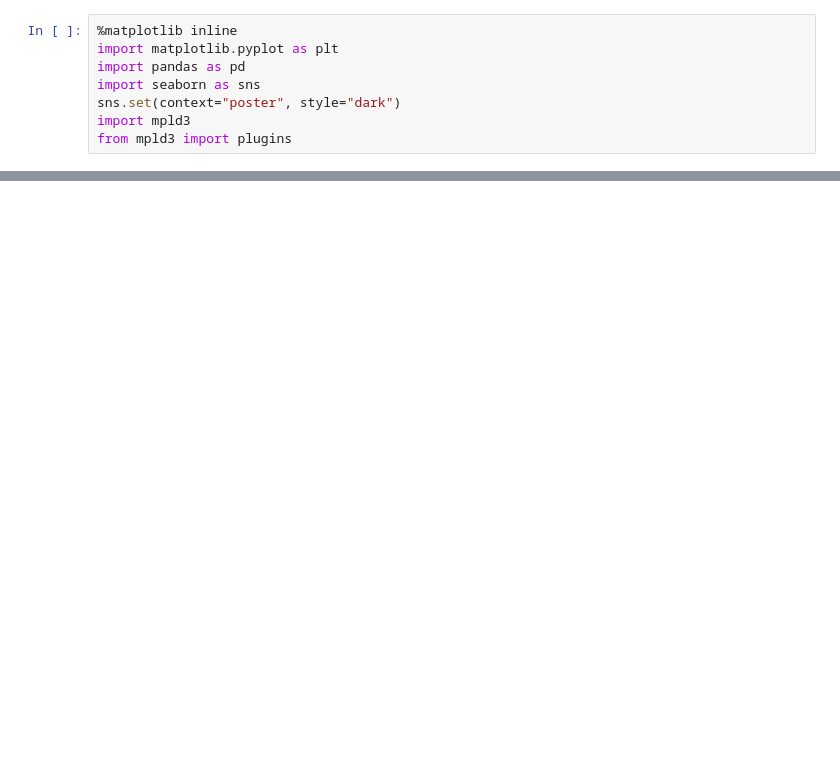
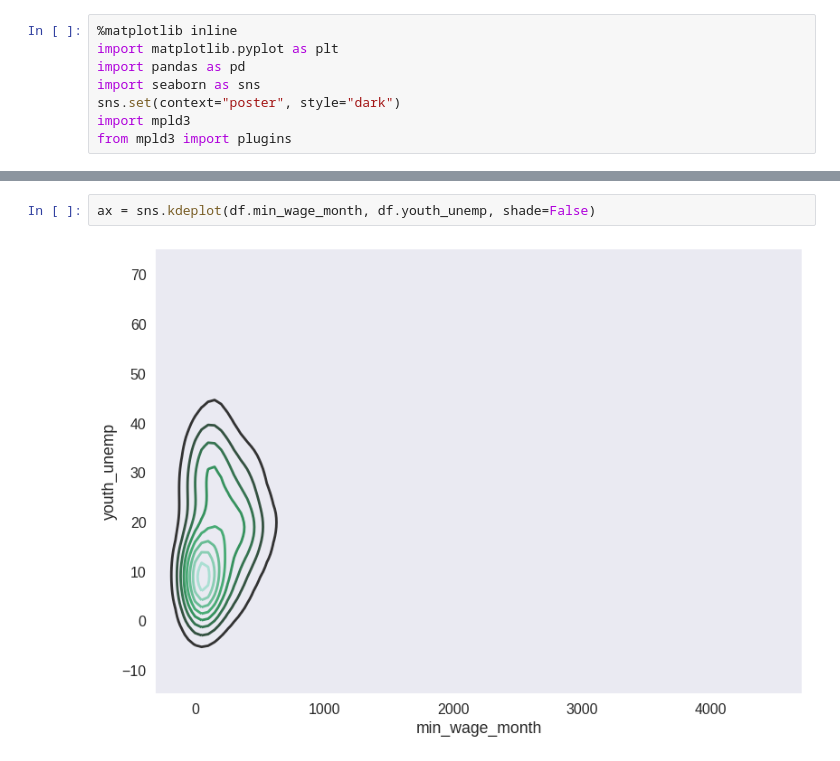
Before and after one commit to aflyax/Python, a Jupyter notebook: min_wage/min_wage_unemployment.ipynb, the cells around one changed output, grey strips where cells are left out. Cells and saved outputs as stored; diff of their text form; blank space fills up the shorter version.

```diff
--- a/min_wage/min_wage_unemployment.ipynb
+++ b/min_wage/min_wage_unemployment.ipynb
@@ -140,0 +661,4 @@ mpld3.display()
+# %%
+ax = sns.kdeplot(df.min_wage_month, df.youth_unemp, shade=False)
+# %% [output]
+[figure, added]
```
Also changed, not shown: parts of 23 cells of this notebook, 1 other file.
